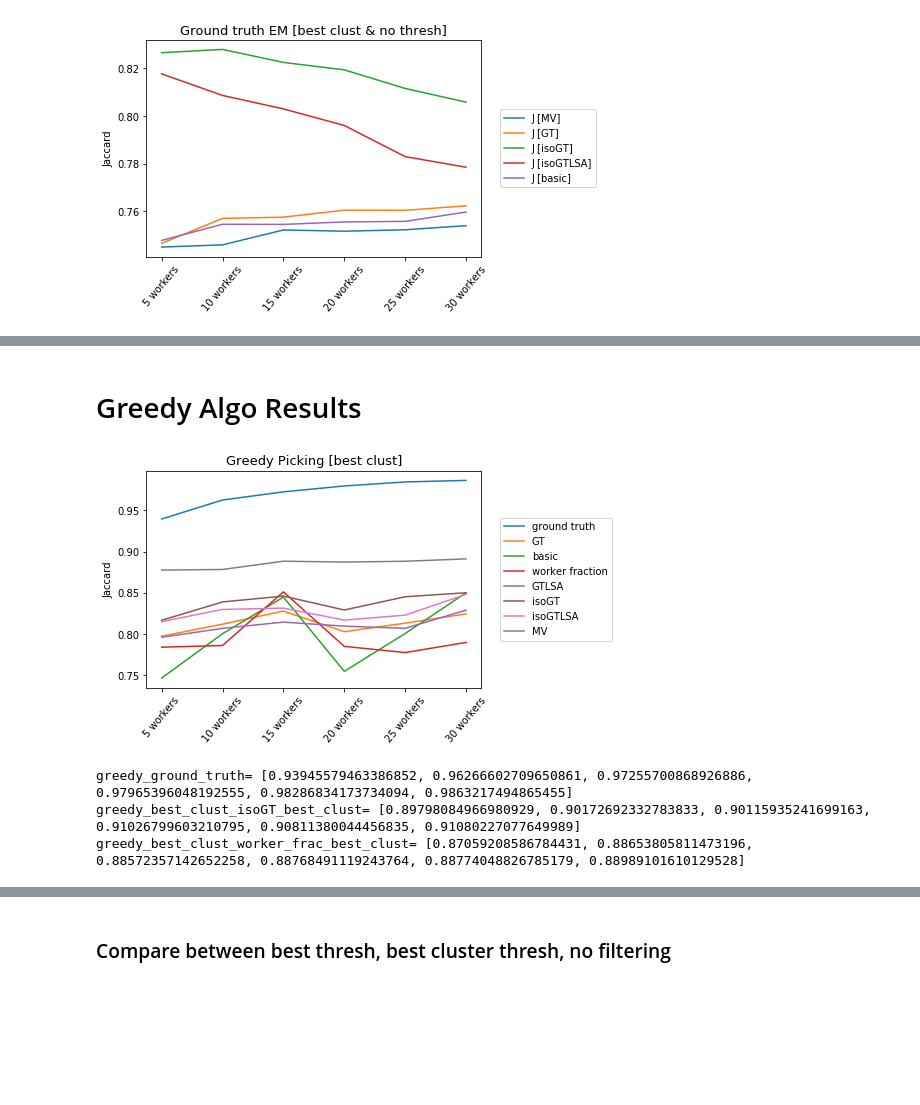
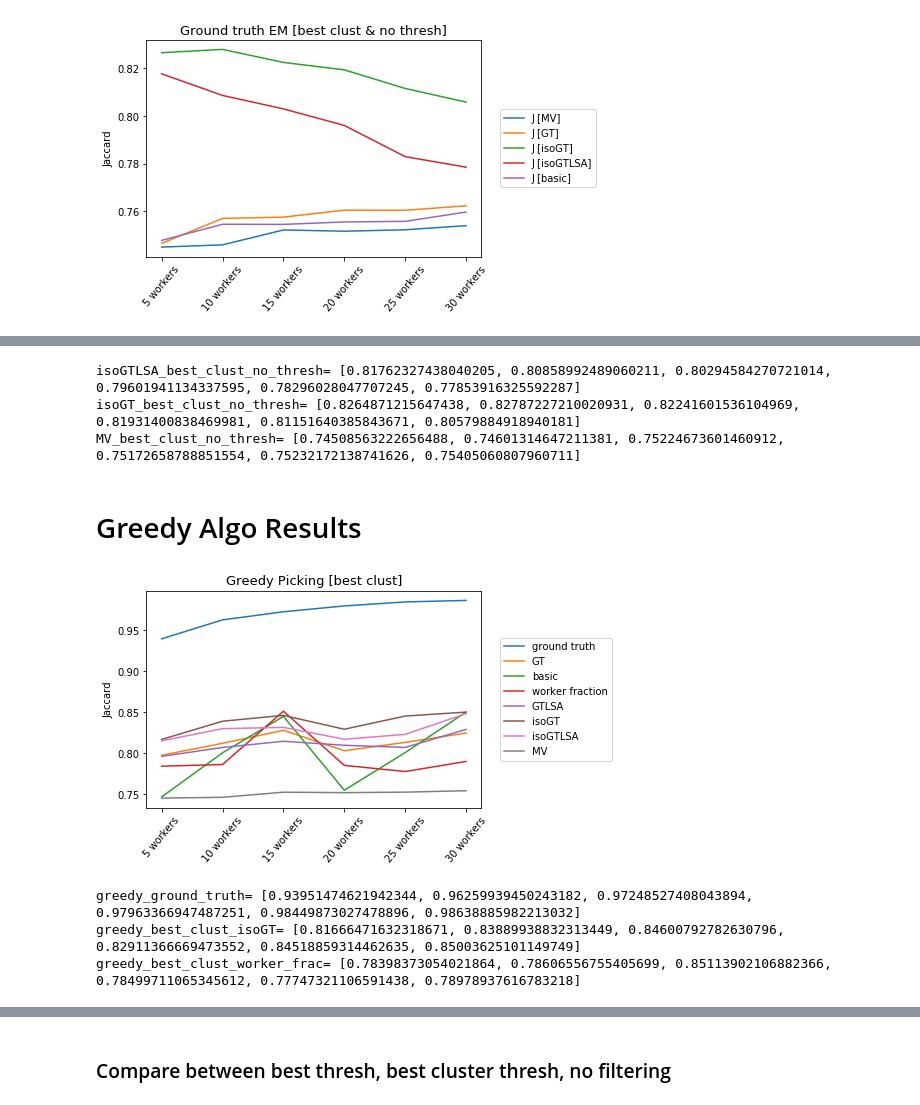
Before and after one commit to cognoscentai/segmentation, a Jupyter notebook: ipynb/PixelBasedGroundTruthExperiment-WithCluster.ipynb, the cells around one changed output, grey strips where cells are left out. Cells and saved outputs as stored; diff of their text form; code cells hidden in the pictures; blank space fills up the shorter version.

```diff
--- a/ipynb/PixelBasedGroundTruthExperiment-WithCluster.ipynb
+++ b/ipynb/PixelBasedGroundTruthExperiment-WithCluster.ipynb
@@ -77,8 +78,12 @@ metric_J= [u'J [MV]', u'J [GT]', u'J [isoGT]', u'J [GTLSA]', u'J [isoGTLSA]', u'
 # df["J [avrg]"]=df[metric_J].mean(axis=1)
 #best_thres_best_clust_df = df.loc[df.groupby(['num_workers','sample_num','objid'])["J [avrg]"].idxmax()]
 #best_clust_no_thresh_df = df.merge(clust_df) #pick only the clusters that are in the best clusters
+
 # pick rows based on whether it is in clust_df or not
 keys  = list(best_clust_df.columns)
 i1 = df.set_index(keys).index
 i2 = best_clust_df.set_index(keys).index
 best_clust_no_thresh_df = df[(~i1.isin(i2))|(df.clust==-1)]
+# picking threshold that yields the best average Jaccard
+best_clust_no_thresh_df["J [avrg]"]= best_clust_no_thresh_df[metric_J].mean(axis=1)
+best_thres_best_clust_df = best_clust_no_thresh_df.loc[best_clust_no_thresh_df.groupby(['num_workers','sample_num','objid'])["J [avrg]"].idxmax()]
@@ -86,7 +97,6 @@ best_clust_no_thresh_df = df[(~i1.isin(i2))|(df.clust==-1)]
 ### Performance as it varies with number of workers
 # %%
 Nworker_performance = best_thres_best_clust_df.groupby("num_workers").mean()
-MVarr = np.array(Nworker_performance["J [MV]"])
 metric_J = [metric for metric in metric_keys if 'J' in metric ]
 #Nworker_performance = Nworker_performance.reindex(['5workers_rand0','10workers_rand0','15workers_rand0','20workers_rand0','25workers_rand0','30workers_rand0'])
 for algo in metric_J:
@@ -110,6 +121,5 @@ MV_best_clust_thresh= [0.70696810055905757, 0.6719632316711841, 0.65965928131471
 # %%
 Nworker_performance = best_clust_no_thresh_df.groupby("num_workers").mean()
-MVarr = np.array(Nworker_performance["J [MV]"])
 metric_J = [metric for metric in metric_keys if 'J' in metric ]
 #Nworker_performance = Nworker_performance.reindex(['5workers_rand0','10workers_rand0','15workers_rand0','20workers_rand0','25workers_rand0','30workers_rand0'])
 for algo in metric_J:
@@ -147,3 +136,11 @@ best_clust_no_thresh_df[best_clust_no_thresh_df["num_workers"]==30]
+# %%
+print "isoGTLSA_best_clust_no_thresh=",list(Nworker_performance['J [isoGTLSA]'])
+print "isoGT_best_clust_no_thresh=",list(Nworker_performance['J [isoGT]'])
+print "MV_best_clust_no_thresh=", list(Nworker_performance['J [MV]'])
+# %% [output]
+isoGTLSA_best_clust_no_thresh= [0.81762327438040205, 0.80858992489060211, 0.80294584270721014, 0.79601941134337595, 0.78296028047707245, 0.77853916325592287]
+isoGT_best_clust_no_thresh= [0.8264871215647438, 0.82787227210020931, 0.82241601536104969, 0.81931400838469981, 0.81151640385843671, 0.80579884918940181]
+MV_best_clust_no_thresh= [0.74508563222656488, 0.74601314647211381, 0.75224673601460912, 0.75172658788851554, 0.75232172138741626, 0.75405060807960711]
 # %%
 def plot_PRcurve(objid,num_worker,sample_num=0):
     objdf = df[(df["num_workers"]==num_worker)&(df["sample_num"]==sample_num)&(df["objid"]==objid)]
@@ -194,4 +190,4 @@ noClust_greedy["cluster_id"]=-1
 noClust_greedy["num_workers"] = noClust_greedy["sample"].apply(lambda x: int(x.split("workers")[0]))
 greedy_df = pd.concat([greedy_df,noClust_greedy,])
 # %%
-# greedy_df.groupby(['sample','objid','cluster_id','algo']).mean()
+best_clust = greedy_df.loc[greedy_df.groupby(['sample','objid','cluster_id'])["j"].idxmax()]
@@ -200,23 +194,23 @@ best_thres_clust = greedy_df.loc[greedy_df.groupby(['sample','objid','cluster_id
 # %%
-Nworker_performance = best_thres_clust.groupby(['algo','num_workers'],as_index=False)[['j']].mean()
+Nworker_performance = best_clust.groupby(['algo','num_workers'],as_index=False)[['j']].mean()
 
 for algo in list(set(Nworker_performance["algo"])):
     plt.plot(np.array(Nworker_performance[Nworker_performance["algo"]==algo][['j']]),label=algo)
 plt.plot(MVarr,label="MV")
 plt.legend(bbox_to_anchor=(1.04,0.5),loc="center left")
 plt.ylabel("Jaccard")
 plt.xticks(rotation=50)
 plt.title("Greedy Picking [best clust]",fontsize=13)
 a = gca().set_xticklabels([0,'5 workers','10 workers','15 workers','20 workers','25 workers','30 workers'])
 # %% [output]
-[figure, old version]
+[figure, new version]
 # %%
 print "greedy_ground_truth=",list(Nworker_performance[Nworker_performance["algo"]=="ground truth"]['j'])
-print "greedy_best_clust_isoGT_best_clust=",list(Nworker_performance[Nworker_performance["algo"]=="isoGT"]['j'])
-print "greedy_best_clust_worker_frac_best_clust=",list(Nworker_performance[Nworker_performance["algo"]=="worker fraction"]['j'])
+print "greedy_best_clust_isoGT=",list(Nworker_performance[Nworker_performance["algo"]=="isoGT"]['j'])
+print "greedy_best_clust_worker_frac=",list(Nworker_performance[Nworker_performance["algo"]=="worker fraction"]['j'])
 # %% [output]
-greedy_ground_truth= [0.93945579463386852, 0.96266602709650861, 0.97255700868926886, 0.97965396048192555, 0.98286834173734094, 0.9863217494865455]
-greedy_best_clust_isoGT_best_clust= [0.89798084966980929, 0.90172692332783833, 0.90115935241699163, 0.91026799603210795, 0.90811380044456835, 0.91080227077649989]
-greedy_best_clust_worker_frac_best_clust= [0.87059208586784431, 0.88653805811473196, 0.88572357142652258, 0.88768491119243764, 0.88774048826785179, 0.88989101610129528]
+greedy_ground_truth= [0.93951474621942344, 0.96259939450243182, 0.97248527408043894, 0.97963366947487251, 0.98449873027478896, 0.98638885982213032]
+greedy_best_clust_isoGT= [0.81666471632318671, 0.83889938832313449, 0.84600792782630796, 0.82911366669473552, 0.84518859314462635, 0.85003625101149749]
+greedy_best_clust_worker_frac= [0.78398373054021864, 0.78606556755405699, 0.85113902106882366, 0.78499711065345612, 0.77747321106591438, 0.78978937616783218]
 # %%
 noClust_greedy_df = greedy_df[greedy_df["cluster_id"]==-1]
```
Also changed, not shown: parts of 13 cells of this notebook, 1 other file.
